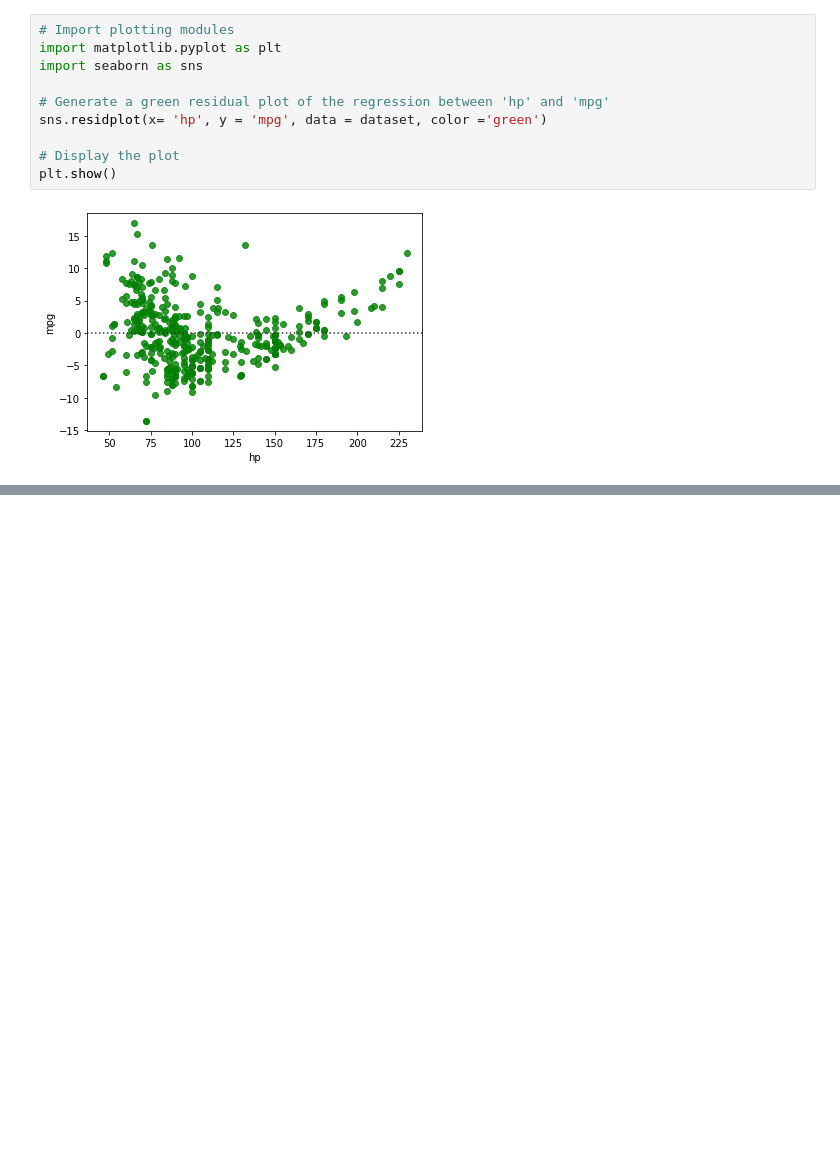
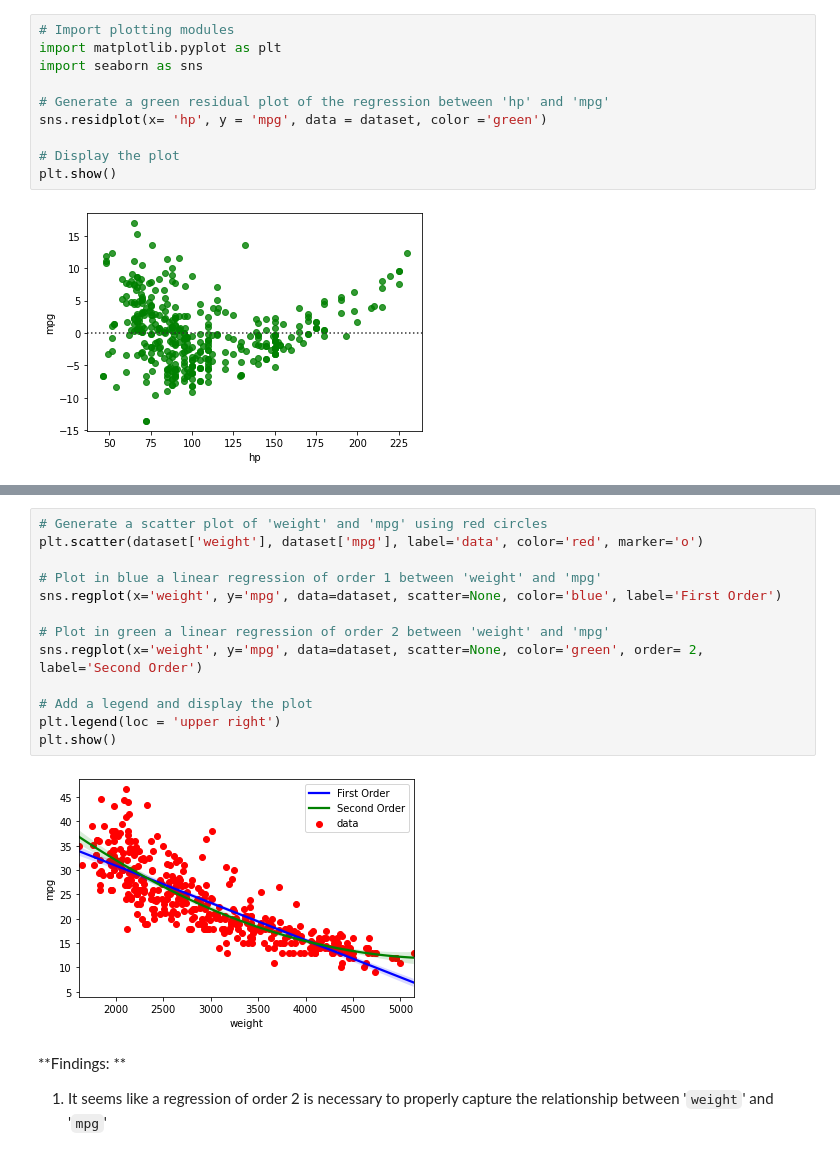
Before and after one commit to zaedulislam/Introduction_to_Data_Visualization_in_Python, a Jupyter notebook: 3. Statistical plots with Seaborn/Statistical plots with Seaborn.ipynb, the cells around one changed output, grey strips where cells are left out. Drawn from its saved outputs; the diff is of its cells as text; blank space fills up the shorter version.

Commit message:
Higher-order regressions

```diff
--- a/3. Statistical plots with Seaborn/Statistical plots with Seaborn.ipynb
+++ b/3. Statistical plots with Seaborn/Statistical plots with Seaborn.ipynb
@@ -52,0 +63,18 @@ plt.show()
+# %%
+# Generate a scatter plot of 'weight' and 'mpg' using red circles
+plt.scatter(dataset['weight'], dataset['mpg'], label='data', color='red', marker='o')
+
+# Plot in blue a linear regression of order 1 between 'weight' and 'mpg'
+sns.regplot(x='weight', y='mpg', data=dataset, scatter=None, color='blue', label='First Order')
+
+# Plot in green a linear regression of order 2 between 'weight' and 'mpg'
+sns.regplot(x='weight', y='mpg', data=dataset, scatter=None, color='green', order= 2, label='Second Order')
+
+# Add a legend and display the plot
+plt.legend(loc = 'upper right')
+plt.show()
+# %% [output]
+[figure, added]
+# %% [markdown]
+**Findings: **
+1. It seems like a regression of order 2 is necessary to properly capture the relationship between '`weight`' and '`mpg`'
```
Also changed, not shown: parts of 2 cells of this notebook.
